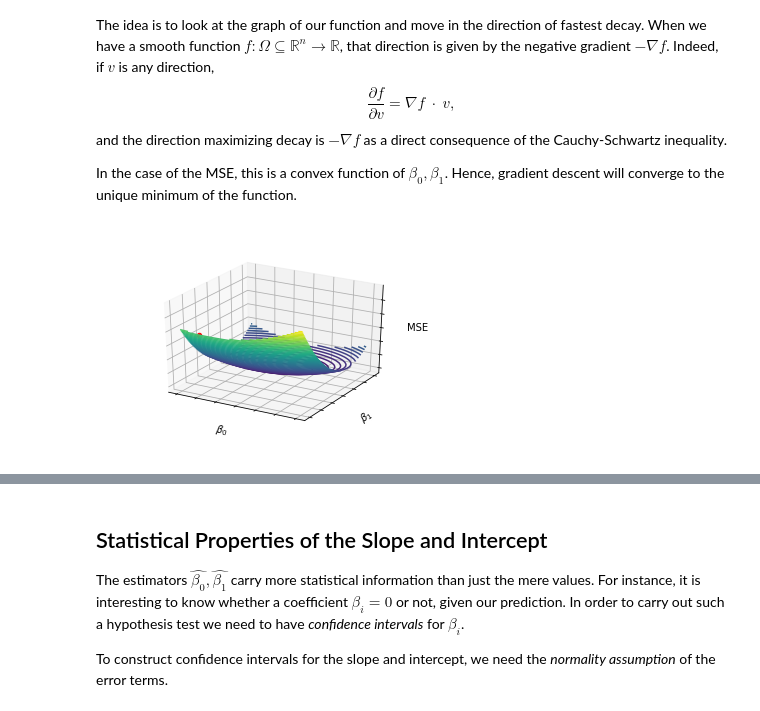
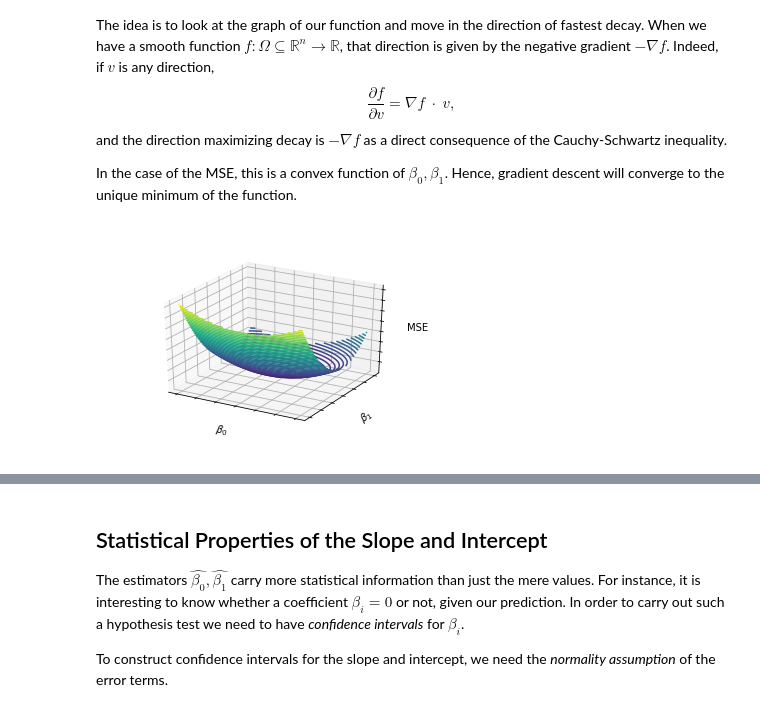
Before and after one commit to idarago/linear-regression, a Jupyter notebook: linearregression.ipynb, the cells around one changed output, grey strips where cells are left out. Saved outputs shown, nothing was run; the diff lists cells and outputs as text; code cells hidden in the pictures.

Commit message:
Fixed image

```diff
--- a/linearregression.ipynb
+++ b/linearregression.ipynb
@@ -75,30 +75,30 @@ In the case of the MSE, this is a convex function of $\beta_0, \beta_1$. Hence,
 # %%
 # 3d plot of the MSE as a function of beta_0 and beta_1
 from mpl_toolkits import mplot3d
 
 def MSE(b0, b1):
     return sum((y[i] - b1*x[i] -b0)**2 for i in range(len(y)))
 
 X_axis, Y_axis = np.meshgrid(np.linspace(-6, 6, 30), np.linspace(-6, 6, 30))
 Z_axis = MSE(X_axis, Y_axis)
 
 fig = plt.figure()
 ax = plt.axes(projection='3d')
-ax.scatter([(-4)],[(-6)],[MSE(-4,-6)],color="red")
 ax.contour3D(X_axis, Y_axis, Z_axis, 50, cmap='viridis')
-# To do: plot the gradient arrow
+
+# To do: plot the gradient flow
 
 # Remove numbers from axes
 ax.w_xaxis.set_ticklabels([])
 ax.w_yaxis.set_ticklabels([])
 ax.w_zaxis.set_ticklabels([])
 # Set labels
 ax.set_xlabel(r"$\beta_0$")
 ax.set_ylabel(r"$\beta_1$")
 ax.set_zlabel("MSE")
 ax.dist = 12
 # %% [output]
-[figure, old version]
+[figure, new version]
 # %%
 # Gradient Descent
 # ---------------------------
```
Also changed, not shown: parts of 5 cells of this notebook.
